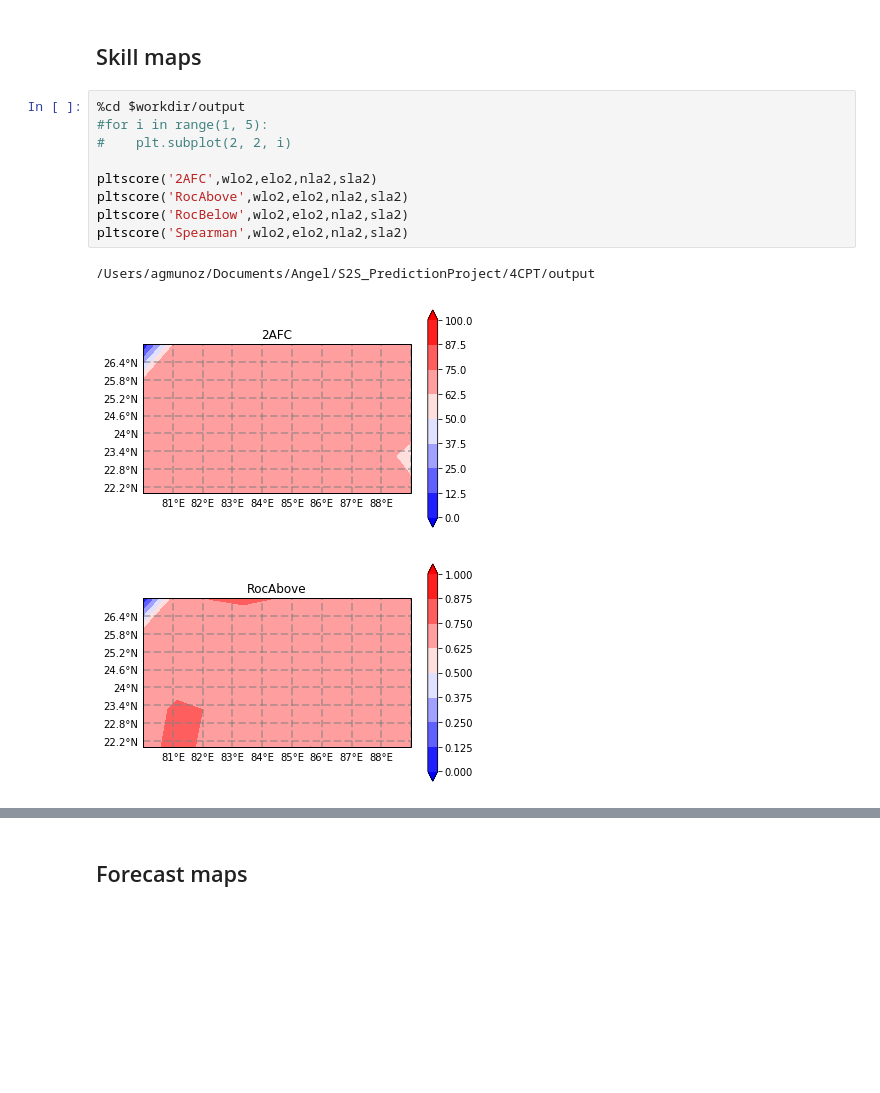
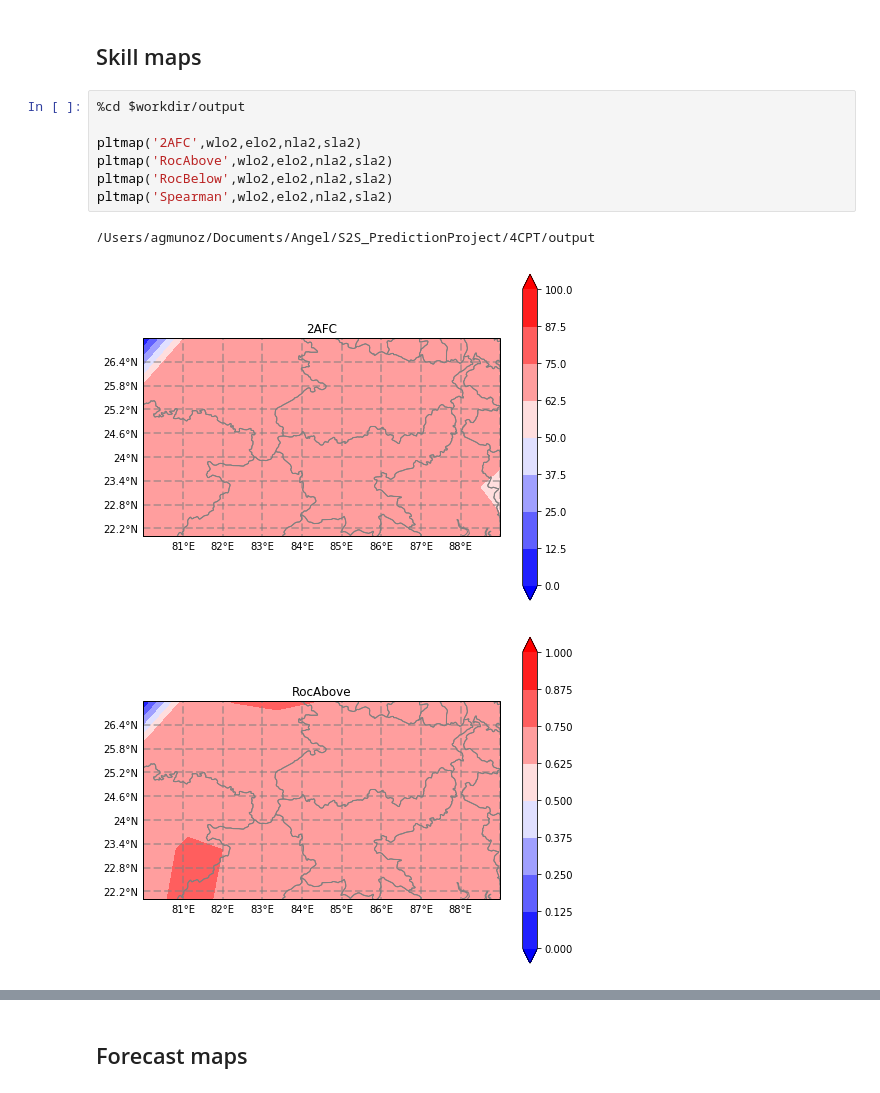
Before and after one commit to agmunozs/PyCPT, a Jupyter notebook: PyCPT_v1.ipynb, the cells around one changed output, grey strips where cells are left out. Cells and saved outputs as stored; diff of their text form; blank space fills up the shorter version.

```diff
--- a/PyCPT_v1.ipynb
+++ b/PyCPT_v1.ipynb
@@ -180,14 +181,12 @@ Week 1 calculations completed! See output folder
 ## Skill maps
 # %%
 %cd $workdir/output
-#for i in range(1, 5):
-#    plt.subplot(2, 2, i)
 
-pltscore('2AFC',wlo2,elo2,nla2,sla2)
-pltscore('RocAbove',wlo2,elo2,nla2,sla2)
-pltscore('RocBelow',wlo2,elo2,nla2,sla2)
-pltscore('Spearman',wlo2,elo2,nla2,sla2)
+pltmap('2AFC',wlo2,elo2,nla2,sla2)
+pltmap('RocAbove',wlo2,elo2,nla2,sla2)
+pltmap('RocBelow',wlo2,elo2,nla2,sla2)
+pltmap('Spearman',wlo2,elo2,nla2,sla2)
 # %% [output]
 /Users/agmunoz/Documents/Angel/S2S_PredictionProject/4CPT/output
-[figure, old version]
+[figure, new version]
-[figure, old version]
+[figure, new version]
```
Also changed, not shown: parts of 6 cells of this notebook, 1 other file.
